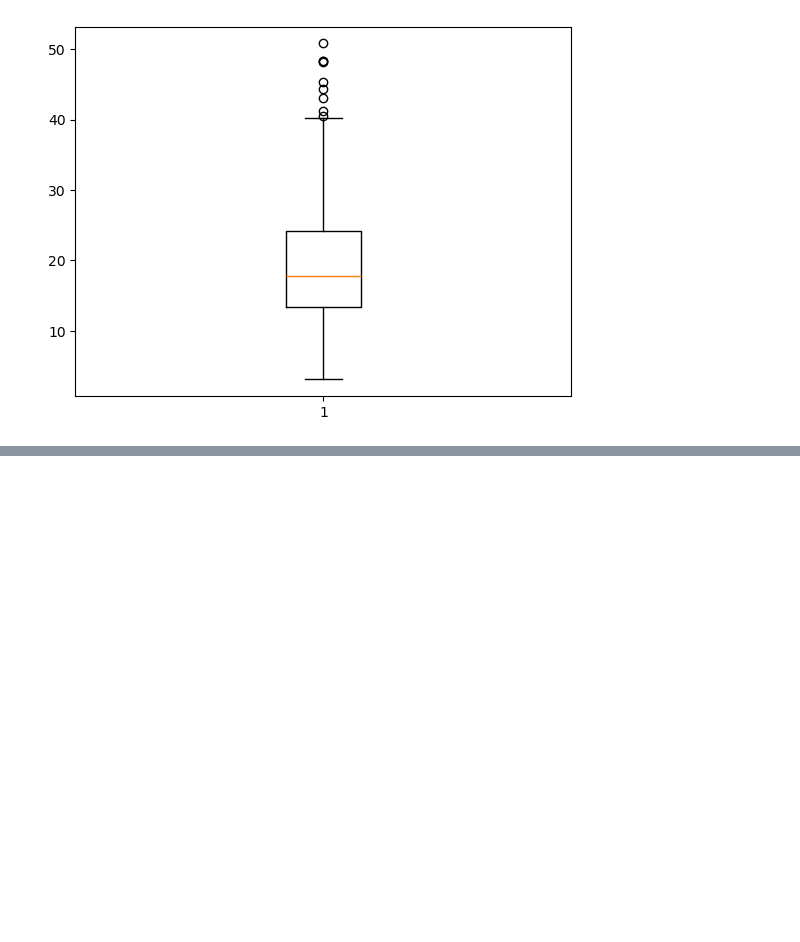
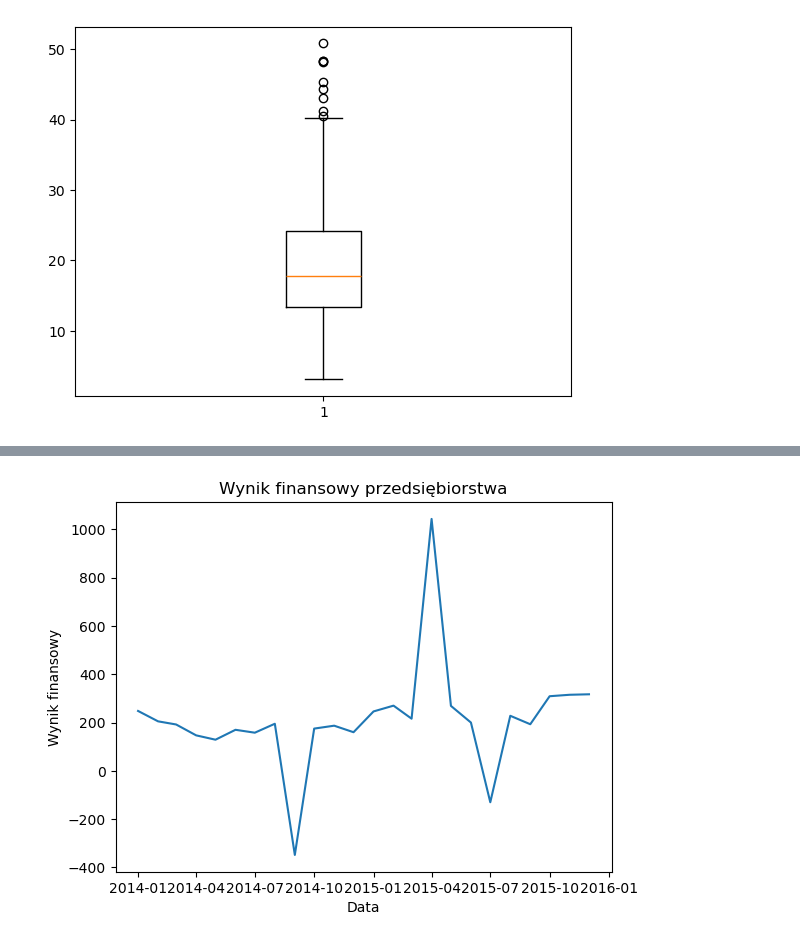
Before and after one commit to AlexArciszewski/Analiza-danych-i-wstep-do-ML, a Jupyter notebook: Matplotlib_Seaborn_training.ipynb, the cells around one changed output, grey strips where cells are left out. Cells and saved outputs as stored; diff of their text form; code cells hidden in the pictures; blank space fills up the shorter version.

```diff
--- a/Matplotlib_Seaborn_training.ipynb
+++ b/Matplotlib_Seaborn_training.ipynb
@@ -217,0 +295,8 @@ plt.show()
+# %%
+plt.plot(x,y)
+plt.xlabel('Data')
+plt.ylabel('Wynik finansowy')
+plt.title("Wynik finansowy przedsiębiorstwa")
+plt.show()
+# %% [output]
+[figure, added]
```
Also changed, not shown: parts of 43 cells of this notebook.
